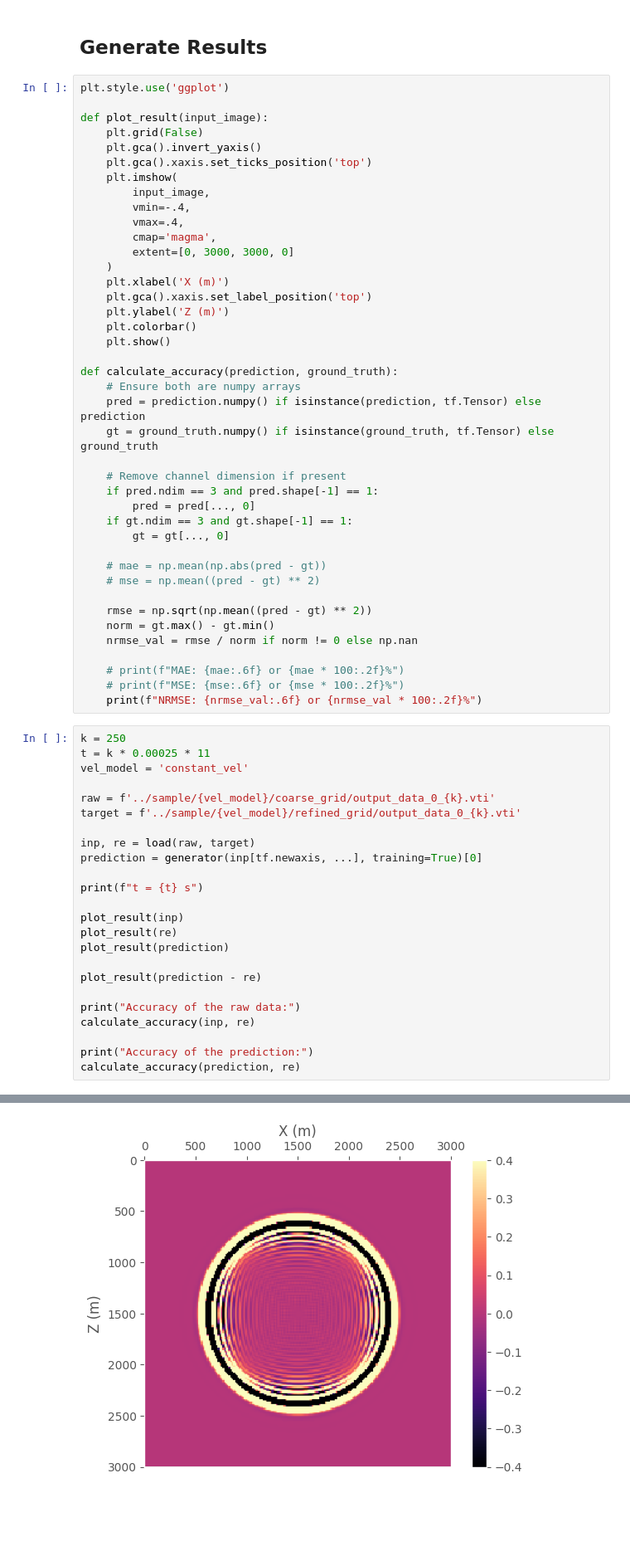
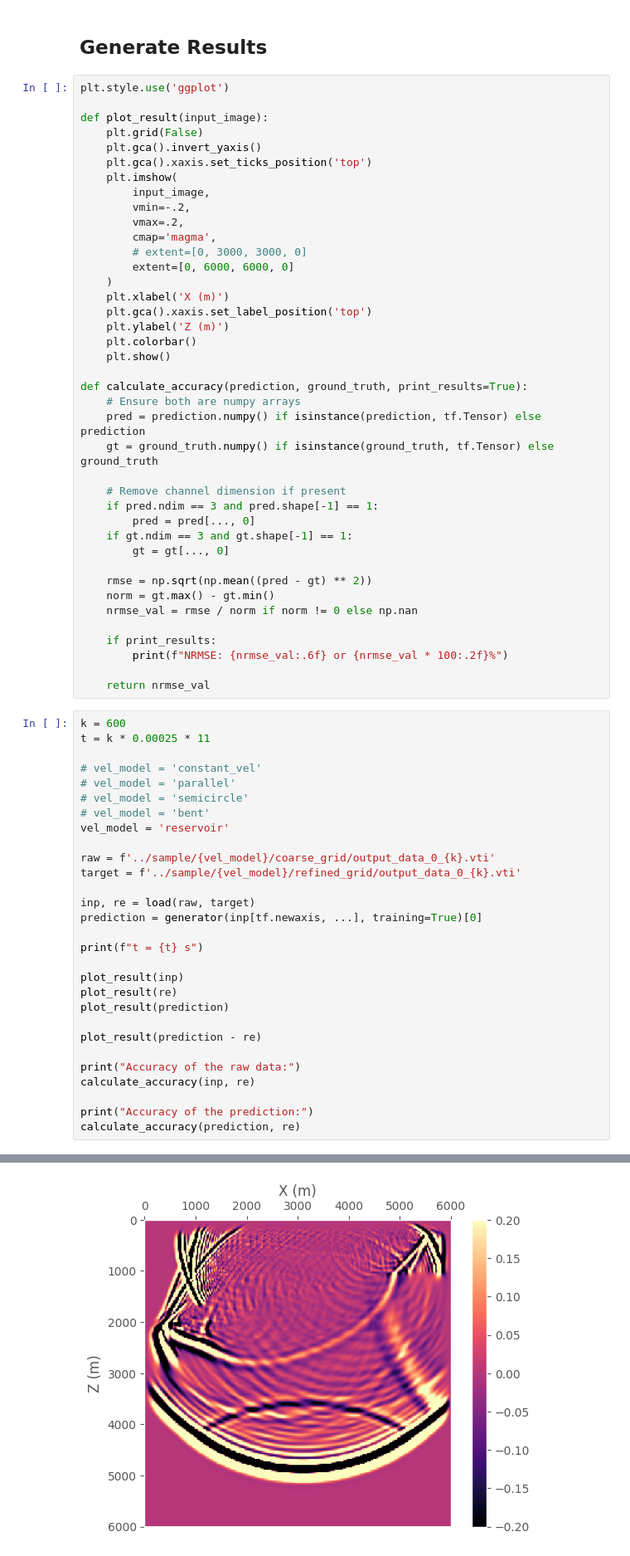
Before and after one commit to antoniomedeiros1/acwv-postprocessing, a Jupyter notebook: notebooks/main.ipynb, the cells around one changed output, grey strips where cells are left out. Shown at 83% size. Drawn from its saved outputs; the diff is of its cells as text; blank space fills up the shorter version.

Commit message:
testing reservoir model

```diff
--- a/notebooks/main.ipynb
+++ b/notebooks/main.ipynb
@@ -498,10 +490,11 @@ def plot_result(input_image):
     plt.gca().xaxis.set_ticks_position('top')
     plt.imshow(
         input_image,
-        vmin=-.4,
-        vmax=.4,
+        vmin=-.2,
+        vmax=.2,
         cmap='magma',
-        extent=[0, 3000, 3000, 0]
+        # extent=[0, 3000, 3000, 0]
+        extent=[0, 6000, 6000, 0]
     )
     plt.xlabel('X (m)')
     plt.gca().xaxis.set_label_position('top')
@@ -509,7 +502,7 @@ def plot_result(input_image):
     plt.colorbar()
     plt.show()
 
-def calculate_accuracy(prediction, ground_truth):
+def calculate_accuracy(prediction, ground_truth, print_results=True):
     # Ensure both are numpy arrays
     pred = prediction.numpy() if isinstance(prediction, tf.Tensor) else prediction
     gt = ground_truth.numpy() if isinstance(ground_truth, tf.Tensor) else ground_truth
@@ -520,20 +513,23 @@ def calculate_accuracy(prediction, ground_truth):
     if gt.ndim == 3 and gt.shape[-1] == 1:
         gt = gt[..., 0]
 
-    # mae = np.mean(np.abs(pred - gt))
-    # mse = np.mean((pred - gt) ** 2)
-
     rmse = np.sqrt(np.mean((pred - gt) ** 2))
     norm = gt.max() - gt.min()
     nrmse_val = rmse / norm if norm != 0 else np.nan
 
-    # print(f"MAE: {mae:.6f} or {mae * 100:.2f}%")
-    # print(f"MSE: {mse:.6f} or {mse * 100:.2f}%")
-    print(f"NRMSE: {nrmse_val:.6f} or {nrmse_val * 100:.2f}%")
+    if print_results:
+        print(f"NRMSE: {nrmse_val:.6f} or {nrmse_val * 100:.2f}%")
+
+    return nrmse_val
 # %%
-k = 250
+k = 600
 t = k * 0.00025 * 11
-vel_model = 'constant_vel'
+
+# vel_model = 'constant_vel'
+# vel_model = 'parallel'
+# vel_model = 'semicircle'
+# vel_model = 'bent'
+vel_model = 'reservoir'
 
 raw = f'../sample/{vel_model}/coarse_grid/output_data_0_{k}.vti'
 target = f'../sample/{vel_model}/refined_grid/output_data_0_{k}.vti'
@@ -559 +555 @@ t = 0.6875 s
-[figure, old version]
+[figure, new version]
```
Also changed, not shown: parts of 11 cells of this notebook, 2 other files.
